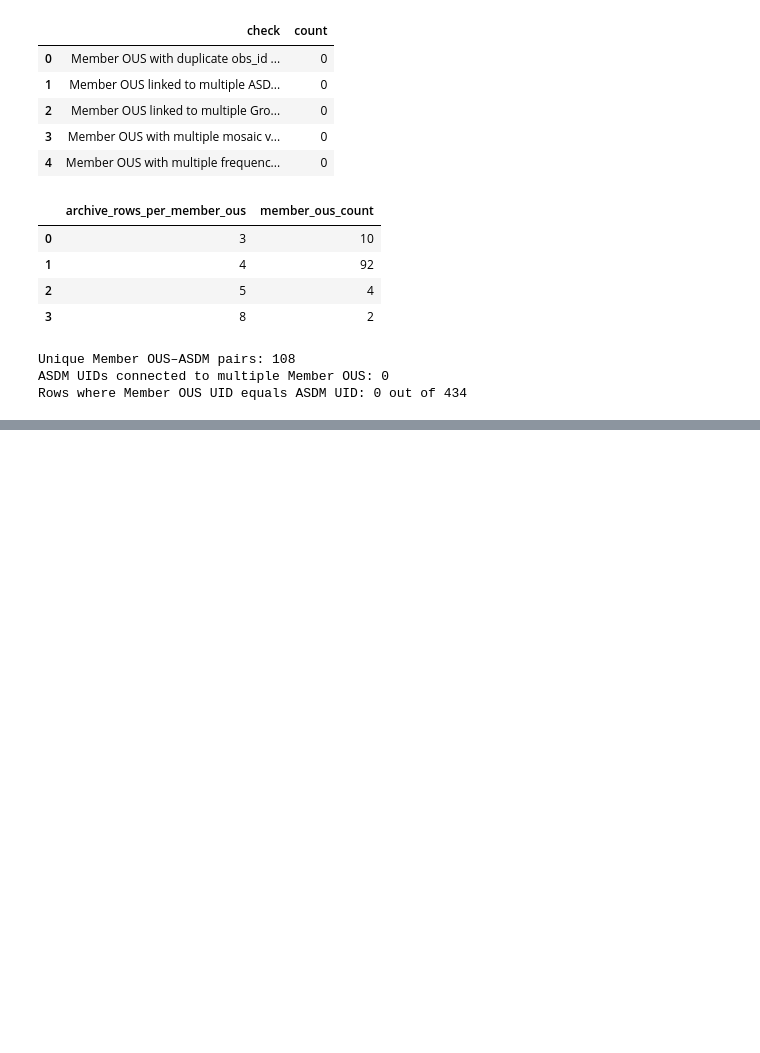
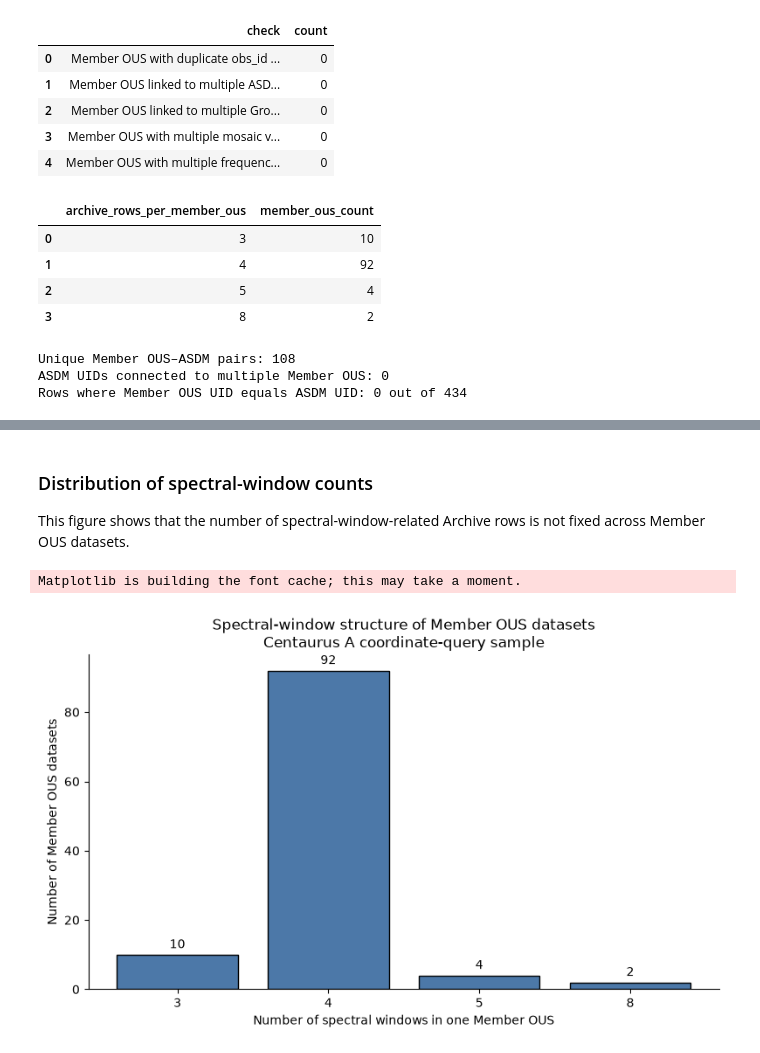
Before and after one commit to skycharon2/alma-duplication-tool, a Jupyter notebook: notebooks/01_archive_connection.ipynb, the cells around one changed output, grey strips where cells are left out. Drawn from its saved outputs; the diff is of its cells as text; code cells hidden in the pictures; blank space fills up the shorter version.

Commit message:
Add visual analysis of Archive dataset structure

```diff
--- a/notebooks/01_archive_connection.ipynb
+++ b/notebooks/01_archive_connection.ipynb
@@ -900,0 +1955,43 @@ Rows where Member OUS UID equals ASDM UID: 0 out of 434
+# %% [markdown]
+### Distribution of spectral-window counts
+
+This figure shows that the number of spectral-window-related Archive rows is
+not fixed across Member OUS datasets.
+# %%
+import matplotlib.pyplot as plt
+
+spw_count_distribution = (
+    frequency_structure_summary[
+        "spw_identifier_count"
+    ]
+    .value_counts()
+    .sort_index()
+)
+
+fig, ax = plt.subplots(figsize=(8, 5))
+
+bars = ax.bar(
+    spw_count_distribution.index.astype(str),
+    spw_count_distribution.values,
+    color="#4C78A8",
+    edgecolor="black",
+)
+
+ax.bar_label(bars, padding=3)
+
+ax.set_title(
+    "Spectral-window structure of Member OUS datasets\n"
+    "Centaurus A coordinate-query sample"
+)
+ax.set_xlabel(
+    "Number of spectral windows in one Member OUS"
+)
+ax.set_ylabel("Number of Member OUS datasets")
+
+ax.spines[["top", "right"]].set_visible(False)
+
+plt.tight_layout()
+plt.show()
+# %% [output]
+Matplotlib is building the font cache; this may take a moment.
+[figure, added]
```
Also changed, not shown: parts of 39 cells of this notebook.
